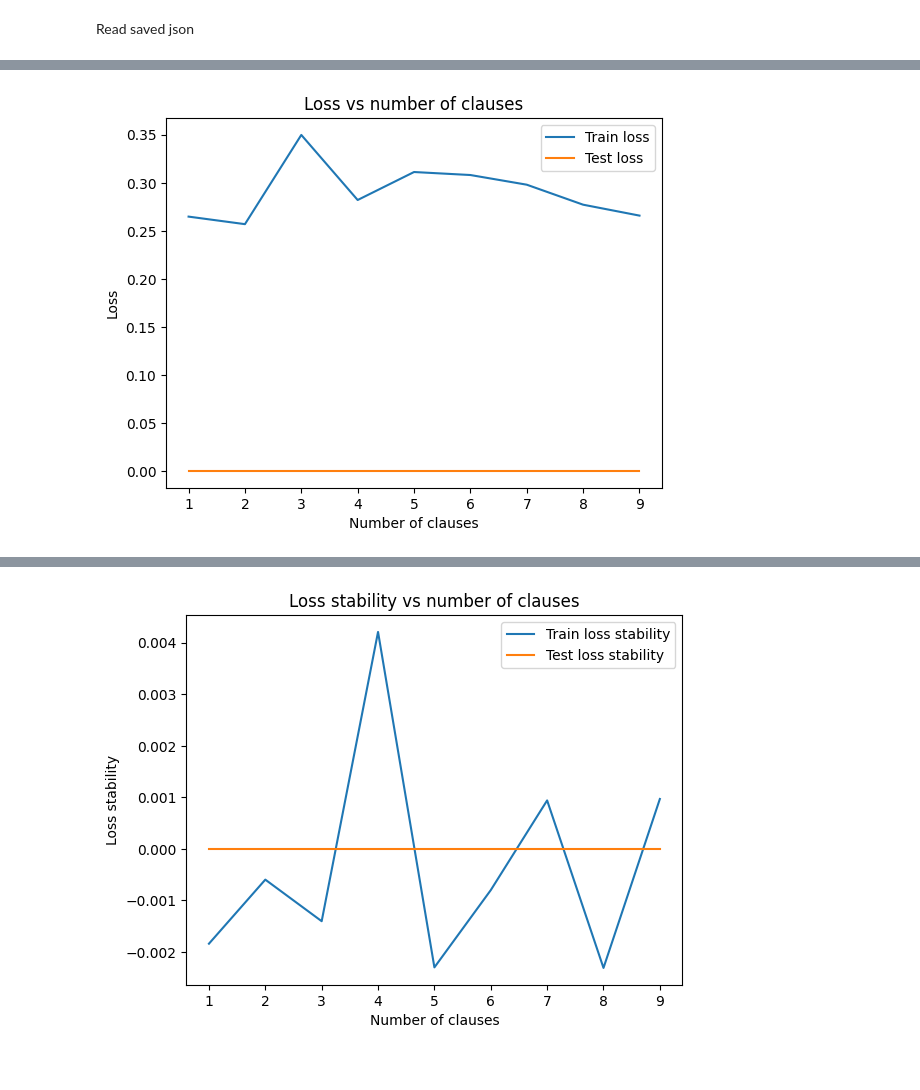
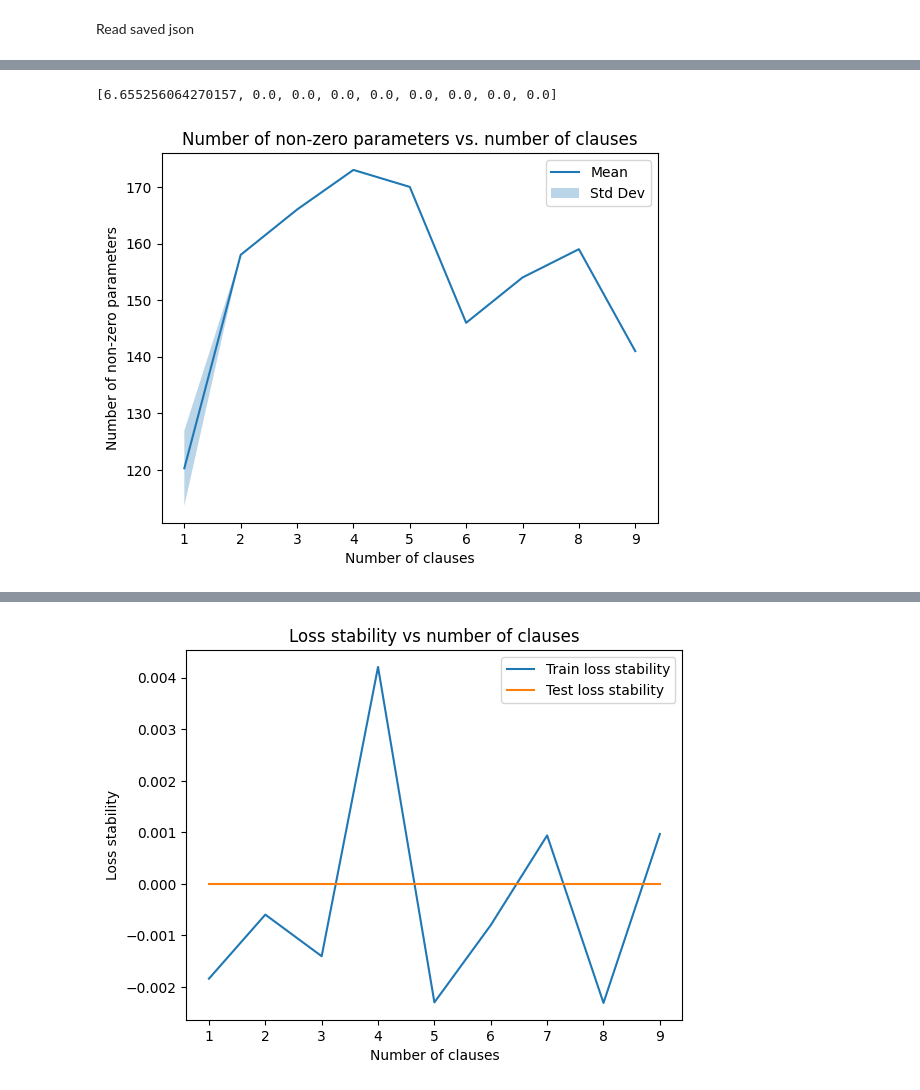
Before and after one commit to czhang2718/Neural-Computation, a Jupyter notebook: experiments/max_sparsity.ipynb, the cells around one changed output, grey strips where cells are left out. Drawn from its saved outputs; the diff is of its cells as text; code cells hidden in the pictures.

```diff
--- a/experiments/max_sparsity.ipynb
+++ b/experiments/max_sparsity.ipynb
@@ -107,0 +131,9 @@ num_batches: 9
+# %%
+import json
+
+records = []
+with open("./max_sparsity_stats_4_24.json") as f:
+    for line in f:
+        line = line.strip()
+        if not line: continue
+        records.append(json.loads(line))
@@ -128,7 +162,7 @@ stats
 # %% [markdown]
 Read saved json
 # %%
-stats = json.load(open("./max_sparsity_stats.json"))
+stats = json.load(open("./max_sparsity_stats_4_24.json"))
 L = min(stats, key=lambda x: x["num_clauses"])["num_clauses"]
 R = max(stats, key=lambda x: x["num_clauses"])["num_clauses"]
 # %%
@@ -139,4 +173,11 @@ for num_clauses in range(L, R+1):
         s[key] = [s[key] for s in stats if s["num_clauses"] == num_clauses]
         s[key] = np.mean(s[key])
     stats_avg.append(s)
-stats_avg
+
+stats_std = []
+for num_clauses in range(L, R+1):
+    s = {}
+    for key in stats[0].keys():
+        s[key] = [s[key] for s in stats if s["num_clauses"] == num_clauses]
+        s[key] = np.std(s[key])
+    stats_std.append(s)
@@ -177,10 +212,29 @@ plt.show()
-# %%
-plt.plot(x, train_loss)
-plt.plot(x, test_loss)
-plt.xlabel("Number of clauses")
-plt.ylabel("Loss")
-plt.title("Loss vs number of clauses")
-plt.legend(["Train loss", "Test loss"])
-plt.show()
-# %% [output]
-[figure, removed]
+# %%
+nonzero_params_std
+# %% [output]
+[6.655256064270157, 0.0, 0.0, 0.0, 0.0, 0.0, 0.0, 0.0, 0.0]
+# %%
+nonzero_params_std = [s["nonzero_params"] for s in stats_std]
+
+# Ensure data is in numpy arrays for easier calculations
+x_np = np.array(x)
+nonzero_params_np = np.array(nonzero_params)
+nonzero_params_std_np = np.array(nonzero_params_std)
+
+# Plot the mean line
+plt.plot(x_np, nonzero_params_np, label='Mean')
+
+# Add the shaded standard deviation range
+plt.fill_between(x_np,
+                 nonzero_params_np - nonzero_params_std_np,
+                 nonzero_params_np + nonzero_params_std_np,
+                 alpha=0.3, # Adjust transparency as needed
+                 label='Std Dev')
+
+plt.xlabel("Number of clauses")
+plt.ylabel("Number of non-zero parameters")
+plt.title("Number of non-zero parameters vs. number of clauses")
+plt.legend() # Show legend to identify mean and std dev
+plt.show()
+# %% [output]
+[figure, added]
```
Also changed, not shown: parts of 8 cells of this notebook, 9 other files.
